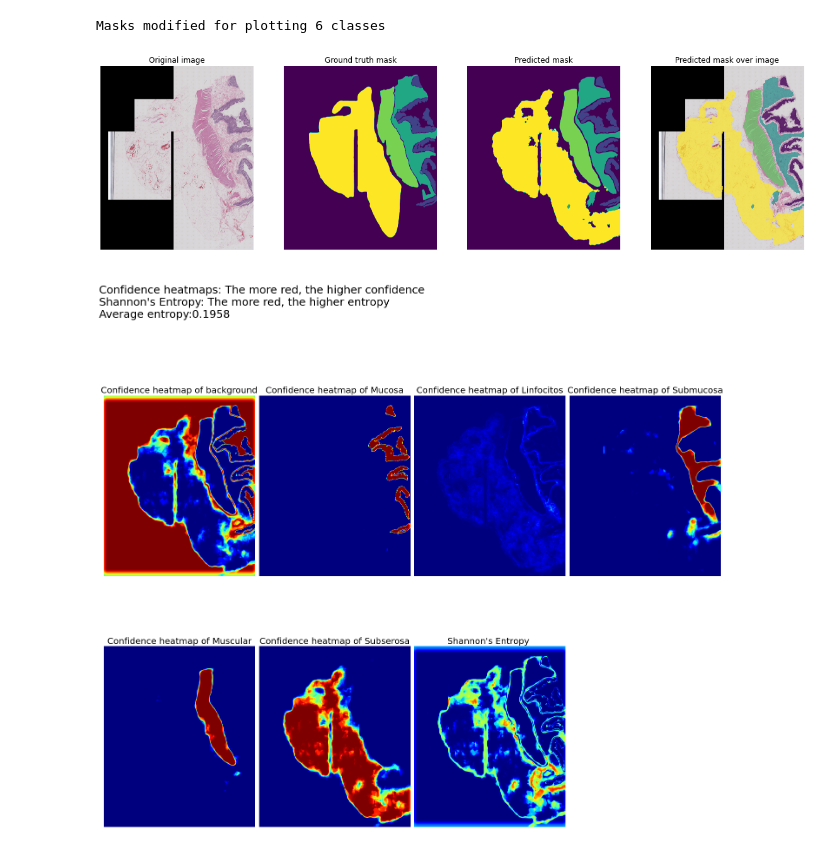
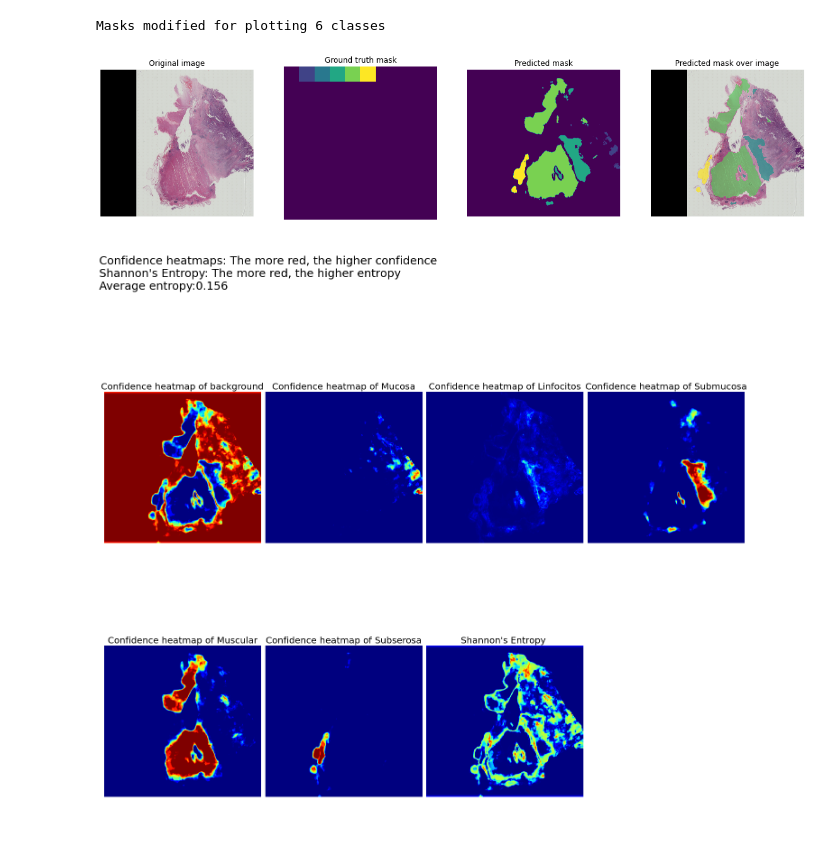
Before and after one commit to julenbhy/biomedical_image_segmentation, a Jupyter notebook: tissue_segmentation/make_predictions.ipynb, the cells around one changed output. Drawn from its saved outputs; the diff is of its cells as text; code cells hidden in the pictures.

```diff
--- a/tissue_segmentation/make_predictions.ipynb
+++ b/tissue_segmentation/make_predictions.ipynb
@@ -72,17 +72,20 @@ def preprocess_data(img, mask):
     mask = tf.keras.utils.to_categorical(mask, num_classes=NUM_CLASSES)
     return (img, mask)
 
-model = load_model('./resources/tiled_unet_d'+str(DOWNSAMPLE)+'_t'+str(TILE_SIZE)+'.hdf5', compile=False)
+model = load_model('trained_models/tiled_unet_d'+str(DOWNSAMPLE)+'_t'+str(TILE_SIZE)+'.hdf5', compile=False)
 
 filename = '10-1960 HEN'  #10-1960, 10-6372, 10-7346
 if DOWNSAMPLE==40:
     img = cv2.imread('../../DB/qupath_images/images/img/'+filename+'.jpg') #for downsample=40
     mask = cv2.imread('../../DB/qupath_images/masks/img/'+filename+'.png', 0)
 elif DOWNSAMPLE==10:
-    img = cv2.imread('database/images/img/'+filename+'.jpg') #for downsample=10
-    mask = cv2.imread('database/masks/img/'+filename+'.png', 0)
+    #img = cv2.imread('database/images/img/'+filename+'.jpg') #for downsample=10
+    #mask = cv2.imread('database/masks/img/'+filename+'.png', 0)
+    img = cv2.imread('../tumor_segmentation/database/images/img/10-2266 HET.jpg') #for downsample=10
+    mask = cv2.imread('../tumor_segmentation/database/masks/img/10-2266 HET.png', 0)
 
 img = cv2.cvtColor(img, cv2.COLOR_BGR2RGB)    # cv2 reads as BGR so must transform to RGB
+mask = np.zeros(shape=(10,10,1)) # Use when mask is for Tumor
 img, mask = preprocess_data(img, mask)
 
 # Use the algorithm. The `pred_func` is passed and will process all the image 8-fold by tiling small patches with overlap, called once with all those image as a batch outer dimension.
@@ -182,33 +161,33 @@ IoU for Subserosa is: 0.7474907
 # %%
-plot_prediction(imgs, masks, final_predictions, size=20)
+plot_prediction(imgs, masks, final_predictions, NUM_CLASSES, size=20)
 
 
 f = plt.figure(figsize = (20, 20))
 
 shannon_entr = (-smooth_prediction*np.log2(smooth_prediction)).sum(axis=2)
 shannon_entr=np.where(shannon_entr==np.nan, 0, shannon_entr) #mucosa=1      #backgroud=0
 
 plt.suptitle('\nConfidence heatmaps: The more red, the higher confidence' \
              '\nShannon\'s Entropy: The more red, the higher entropy' \
              '\nAverage entropy:'+str(round(np.average(shannon_entr),4))+ \
              '\n\n', x=0, ha='left',fontsize=25)
 
 columns = 4
 rows = smooth_prediction.shape[2]/columns+1
 i = 1
 for channel in range(smooth_prediction.shape[2]):
     f.add_subplot(rows, columns, i)
     plt.title('Confidence heatmap of '+CLASSES[channel], fontsize=20)
     plt.axis('off')
     plt.imshow(smooth_prediction[:,:,channel], cmap='jet')
     i+=1
 #https://stackoverflow.com/questions/33607071/fastest-way-to-compute-entropy-of-each-numpy-array-row
 f.add_subplot(rows, columns, i)
 plt.title('Shannon\'s Entropy ', fontsize=20)
 plt.axis('off')
 plt.imshow(shannon_entr, cmap='jet')
 plt.tight_layout(w_pad=1, h_pad=1)
 # %% [output]
 Masks modified for plotting 6 classes
-[figure, old version]
+[figure, new version]
-[figure, old version]
+[figure, new version]
```
Also changed, not shown: parts of 4 cells of this notebook, 15 other files.
